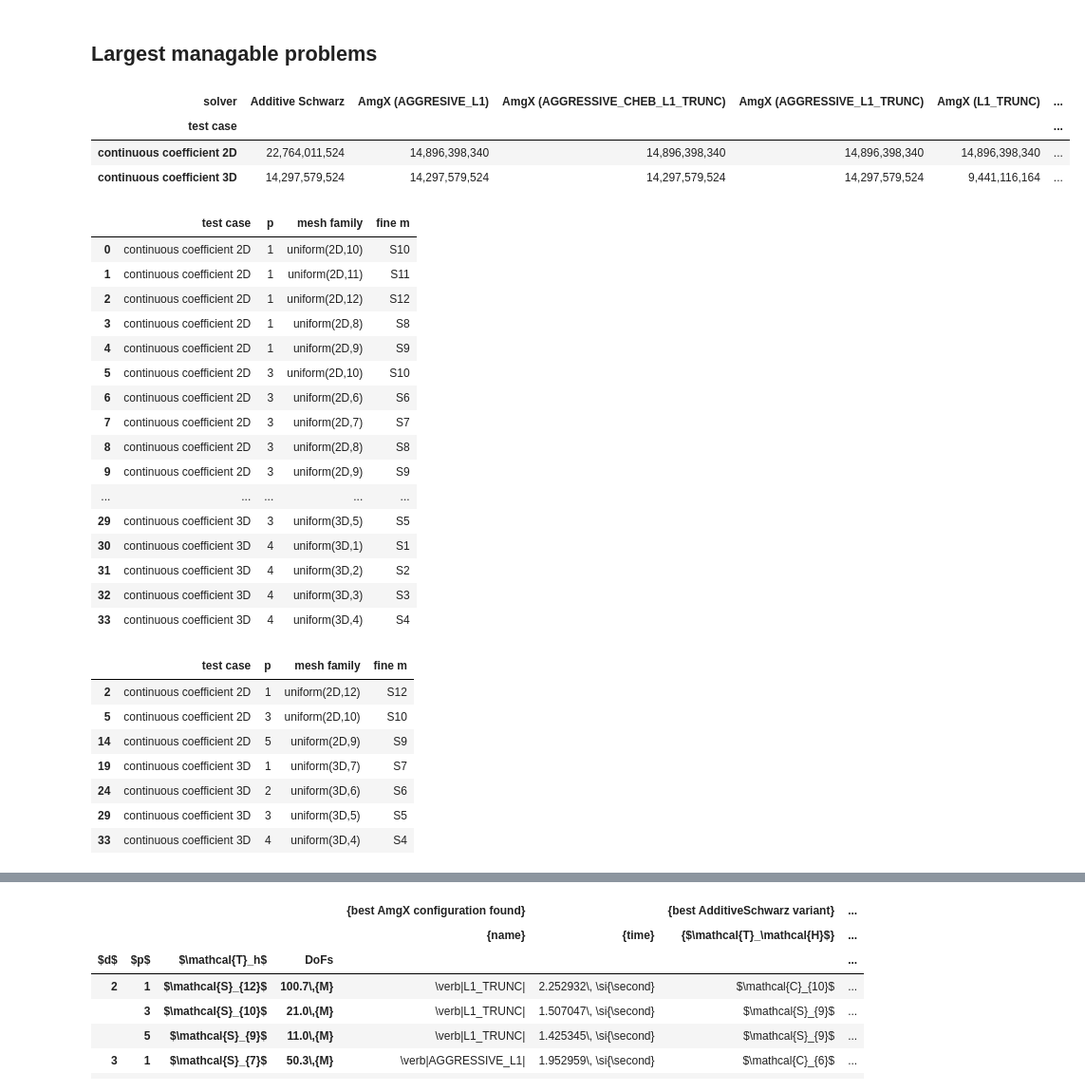
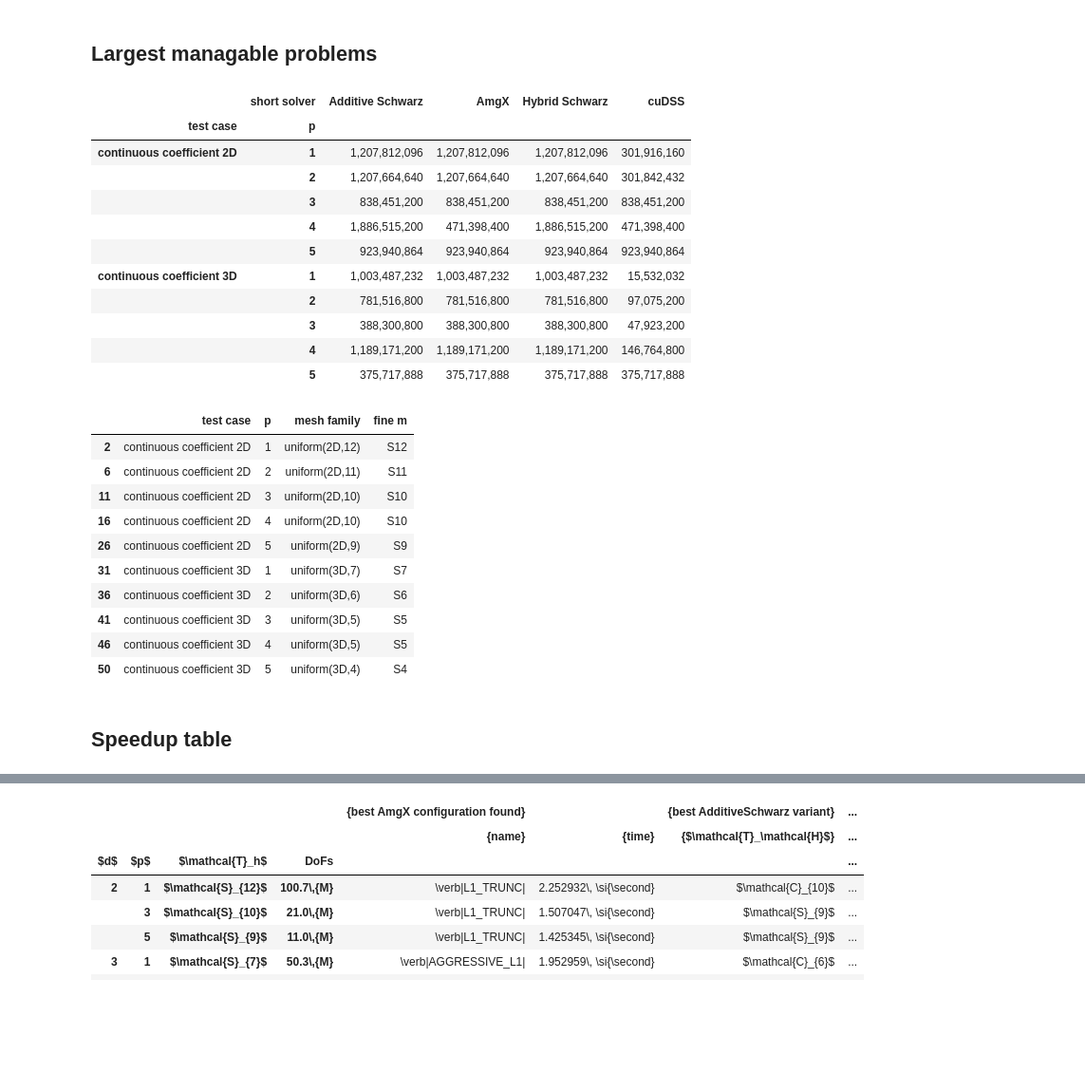
Before and after one commit to mgr0dzicki/dd-solvers, a Jupyter notebook: notebooks/best_comparison.ipynb, the cells around one changed output, grey strips where cells are left out. Shown at 95% size. Drawn from its saved outputs; the diff is of its cells as text; code cells hidden in the pictures; blank space fills up the shorter version.

```diff
--- a/notebooks/best_comparison.ipynb
+++ b/notebooks/best_comparison.ipynb
@@ -23,7 +23,7 @@ df.head()
 df["best solve time"] = df["solve times"].apply(
     lambda times: min(times) if times else None
 )
-df["best DoFs/s"] = df.apply(
+df["best DoF/s"] = df.apply(
     lambda row: row["DoFs"] / row["best solve time"] * 1000,
     axis=1,
 )
@@ -36,11 +36,13 @@ def nice_solver_name(name):
     elif "Hybrid" in name:
         return "Hybrid Schwarz"
     else:  # AmgX
-        config = name.split("AMGX(")[1].split(",")[0]
-        return f"AmgX ({config})"
+        config, precision = name.split("AMGX(")[1].split(")")[0].split(",")
+        config = config.replace("AGGRESIVE", "AGGRESSIVE")  # typo...
+        precision = "fp32" if precision.strip() == "torch.float32" else "fp64"
+        return f"AmgX ({config}, {precision})"
 
 
-df["solver"] = df["solver"].apply(nice_solver_name)
+df["nice solver"] = df["solver"].apply(nice_solver_name)
 # %% [markdown]
 ## Is the data complete?
 # %%
@@ -145,23 +207,34 @@ fig.legend(bbox_to_anchor=(0.5, -0.01), loc="upper center", ncol=2)
 # %%
 def matrix_size(row):
     nnz = row["matrix nnz"]
     n = row["DoFs"]
     return nnz * (8 + 4) + (n + 1) * 4
 
 
 df["matrix size (bytes)"] = df.apply(matrix_size, axis=1)
+df["short solver"] = df["nice solver"].map(
+    lambda name: "AmgX" if "AmgX" in name else name
+)
 
 df[df["exception"].isna()].pivot_table(
-    index=["test case"],
-    columns="solver",
-    values="matrix size (bytes)",
+    index=["test case", "p"],
+    columns="short solver",
+    values="matrix nnz",
     aggfunc="max",
 ).map(lambda x: f"{x:,}" if pd.notna(x) else "N/A")
 # %% [output]
-| solver | Additive Schwarz | AmgX (AGGRESIVE_L1) | AmgX (AGGRESSIVE_CHEB_L1_TRUNC) | AmgX (AGGRESSIVE_L1_TRUNC) | AmgX (L1_TRUNC) | ... |
-| test case |  |  |  |  |  | ... |
-| continuous coefficient 2D | 22,764,011,524 | 14,896,398,340 | 14,896,398,340 | 14,896,398,340 | 14,896,398,340 | ... |
-| continuous coefficient 3D | 14,297,579,524 | 14,297,579,524 | 14,297,579,524 | 14,297,579,524 | 9,441,116,164 | ... |
+|  | short solver | Additive Schwarz | AmgX | Hybrid Schwarz | cuDSS |
+| test case | p |  |  |  |  |
+| continuous coefficient 2D | 1 | 1,207,812,096 | 1,207,812,096 | 1,207,812,096 | 301,916,160 |
+|  | 2 | 1,207,664,640 | 1,207,664,640 | 1,207,664,640 | 301,842,432 |
+|  | 3 | 838,451,200 | 838,451,200 | 838,451,200 | 838,451,200 |
+|  | 4 | 1,886,515,200 | 471,398,400 | 1,886,515,200 | 471,398,400 |
+|  | 5 | 923,940,864 | 923,940,864 | 923,940,864 | 923,940,864 |
+| continuous coefficient 3D | 1 | 1,003,487,232 | 1,003,487,232 | 1,003,487,232 | 15,532,032 |
+|  | 2 | 781,516,800 | 781,516,800 | 781,516,800 | 97,075,200 |
+|  | 3 | 388,300,800 | 388,300,800 | 388,300,800 | 47,923,200 |
+|  | 4 | 1,189,171,200 | 1,189,171,200 | 1,189,171,200 | 146,764,800 |
+|  | 5 | 375,717,888 | 375,717,888 | 375,717,888 | 375,717,888 |
 # %%
 problems = (
     df[["test case", "p", "mesh family", "fine m"]]
@@ -171,26 +244,6 @@ problems = (
 )
 
 problems = problems[~problems["mesh family"].str.contains("unstructured")]
-
-problems
-# %% [output]
-|  | test case | p | mesh family | fine m |
-| 0 | continuous coefficient 2D | 1 | uniform(2D,10) | S10 |
-| 1 | continuous coefficient 2D | 1 | uniform(2D,11) | S11 |
-| 2 | continuous coefficient 2D | 1 | uniform(2D,12) | S12 |
-| 3 | continuous coefficient 2D | 1 | uniform(2D,8) | S8 |
-| 4 | continuous coefficient 2D | 1 | uniform(2D,9) | S9 |
-| 5 | continuous coefficient 2D | 3 | uniform(2D,10) | S10 |
-| 6 | continuous coefficient 2D | 3 | uniform(2D,6) | S6 |
-| 7 | continuous coefficient 2D | 3 | uniform(2D,7) | S7 |
-| 8 | continuous coefficient 2D | 3 | uniform(2D,8) | S8 |
-| 9 | continuous coefficient 2D | 3 | uniform(2D,9) | S9 |
-| ... | ... | ... | ... | ... |
-| 29 | continuous coefficient 3D | 3 | uniform(3D,5) | S5 |
-| 30 | continuous coefficient 3D | 4 | uniform(3D,1) | S1 |
-| 31 | continuous coefficient 3D | 4 | uniform(3D,2) | S2 |
-| 32 | continuous coefficient 3D | 4 | uniform(3D,3) | S3 |
-| 33 | continuous coefficient 3D | 4 | uniform(3D,4) | S4 |
 # %%
 def get_m(mesh):
     return int(mesh[1:])
@@ -214,10 +267,15 @@ largest_problems
 # %% [output]
 |  | test case | p | mesh family | fine m |
 | 2 | continuous coefficient 2D | 1 | uniform(2D,12) | S12 |
-| 5 | continuous coefficient 2D | 3 | uniform(2D,10) | S10 |
-| 14 | continuous coefficient 2D | 5 | uniform(2D,9) | S9 |
-| 19 | continuous coefficient 3D | 1 | uniform(3D,7) | S7 |
-| 24 | continuous coefficient 3D | 2 | uniform(3D,6) | S6 |
-| 29 | continuous coefficient 3D | 3 | uniform(3D,5) | S5 |
-| 33 | continuous coefficient 3D | 4 | uniform(3D,4) | S4 |
+| 6 | continuous coefficient 2D | 2 | uniform(2D,11) | S11 |
+| 11 | continuous coefficient 2D | 3 | uniform(2D,10) | S10 |
+| 16 | continuous coefficient 2D | 4 | uniform(2D,10) | S10 |
+| 26 | continuous coefficient 2D | 5 | uniform(2D,9) | S9 |
+| 31 | continuous coefficient 3D | 1 | uniform(3D,7) | S7 |
+| 36 | continuous coefficient 3D | 2 | uniform(3D,6) | S6 |
+| 41 | continuous coefficient 3D | 3 | uniform(3D,5) | S5 |
+| 46 | continuous coefficient 3D | 4 | uniform(3D,5) | S5 |
+| 50 | continuous coefficient 3D | 5 | uniform(3D,4) | S4 |
+# %% [markdown]
+## Speedup table
 # %%
```
Also changed, not shown: parts of 15 cells of this notebook, 4 other files.
